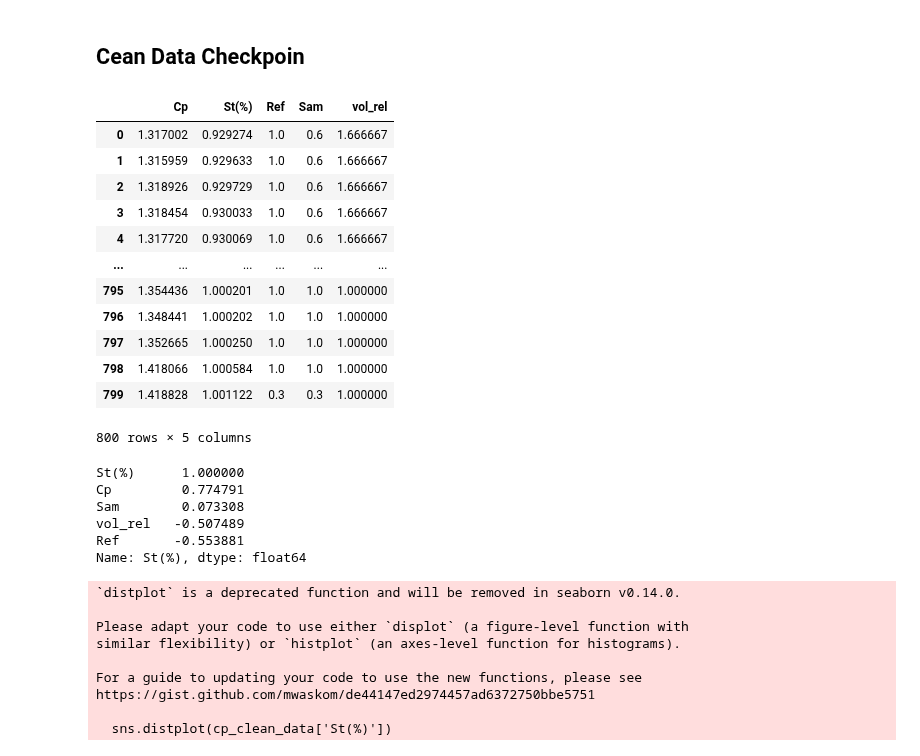
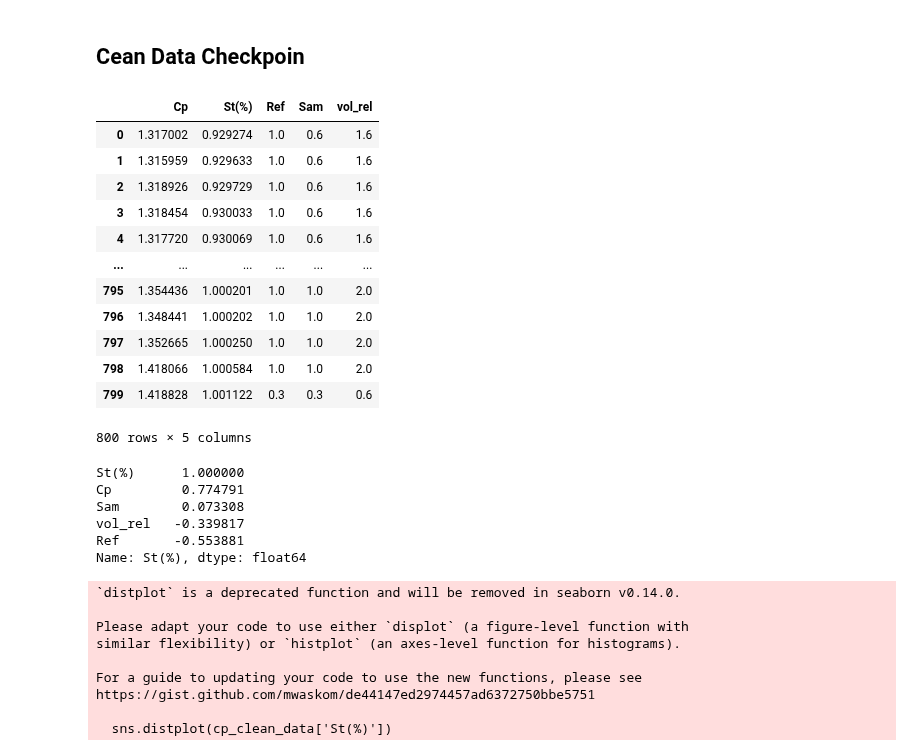
Before and after one commit to nirmalparmarphd/microDSC_error_prediction_ANN, a Jupyter notebook: data_prep.ipynb, the cells around one changed output. Cells and saved outputs as stored; diff of their text form; code cells hidden in the pictures.

```diff
--- a/data_prep.ipynb
+++ b/data_prep.ipynb
@@ -156,23 +156,23 @@ cp_rt_data1 = pd.concat([cp_rt_data, cp_data_rt['r'], cp_data_rt['s']], axis = 1
 cp_rt_data1.columns = ['Cp','St(%)','Ref','Sam']
 cp_clean_data = cp_rt_data1.copy() #DATA CHECKPOINT!
 # %%
-cp_clean_data['vol_rel'] = ((cp_clean_data['Ref'] / cp_clean_data['Sam']))
+cp_clean_data['vol_rel'] = ((cp_clean_data['Ref'] + cp_clean_data['Sam']))
 cp_clean_data = cp_clean_data.sort_values('St(%)')
 cp_clean_data = cp_clean_data.reset_index(drop=True)
 cp_clean_data
 # %% [output]
 |  | Cp | St(%) | Ref | Sam | vol_rel |
-| 0 | 1.317002 | 0.929274 | 1.0 | 0.6 | 1.666667 |
-| 1 | 1.315959 | 0.929633 | 1.0 | 0.6 | 1.666667 |
-| 2 | 1.318926 | 0.929729 | 1.0 | 0.6 | 1.666667 |
-| 3 | 1.318454 | 0.930033 | 1.0 | 0.6 | 1.666667 |
-| 4 | 1.317720 | 0.930069 | 1.0 | 0.6 | 1.666667 |
+| 0 | 1.317002 | 0.929274 | 1.0 | 0.6 | 1.6 |
+| 1 | 1.315959 | 0.929633 | 1.0 | 0.6 | 1.6 |
+| 2 | 1.318926 | 0.929729 | 1.0 | 0.6 | 1.6 |
+| 3 | 1.318454 | 0.930033 | 1.0 | 0.6 | 1.6 |
+| 4 | 1.317720 | 0.930069 | 1.0 | 0.6 | 1.6 |
 | ... | ... | ... | ... | ... | ... |
-| 795 | 1.354436 | 1.000201 | 1.0 | 1.0 | 1.000000 |
-| 796 | 1.348441 | 1.000202 | 1.0 | 1.0 | 1.000000 |
-| 797 | 1.352665 | 1.000250 | 1.0 | 1.0 | 1.000000 |
-| 798 | 1.418066 | 1.000584 | 1.0 | 1.0 | 1.000000 |
-| 799 | 1.418828 | 1.001122 | 0.3 | 0.3 | 1.000000 |
+| 795 | 1.354436 | 1.000201 | 1.0 | 1.0 | 2.0 |
+| 796 | 1.348441 | 1.000202 | 1.0 | 1.0 | 2.0 |
+| 797 | 1.352665 | 1.000250 | 1.0 | 1.0 | 2.0 |
+| 798 | 1.418066 | 1.000584 | 1.0 | 1.0 | 2.0 |
+| 799 | 1.418828 | 1.001122 | 0.3 | 0.3 | 0.6 |
 800 rows × 5 columns
 # %%
 corr_matrix = cp_clean_data.corr()
@@ -181,7 +181,7 @@ corr_matrix["St(%)"].sort_values(ascending=False)
 St(%)      1.000000
 Cp         0.774791
 Sam        0.073308
-vol_rel   -0.507489
+vol_rel   -0.339817
 Ref       -0.553881
 Name: St(%), dtype: float64
 # %%
```
Also changed, not shown: parts of 3 cells of this notebook, 8 other files.
